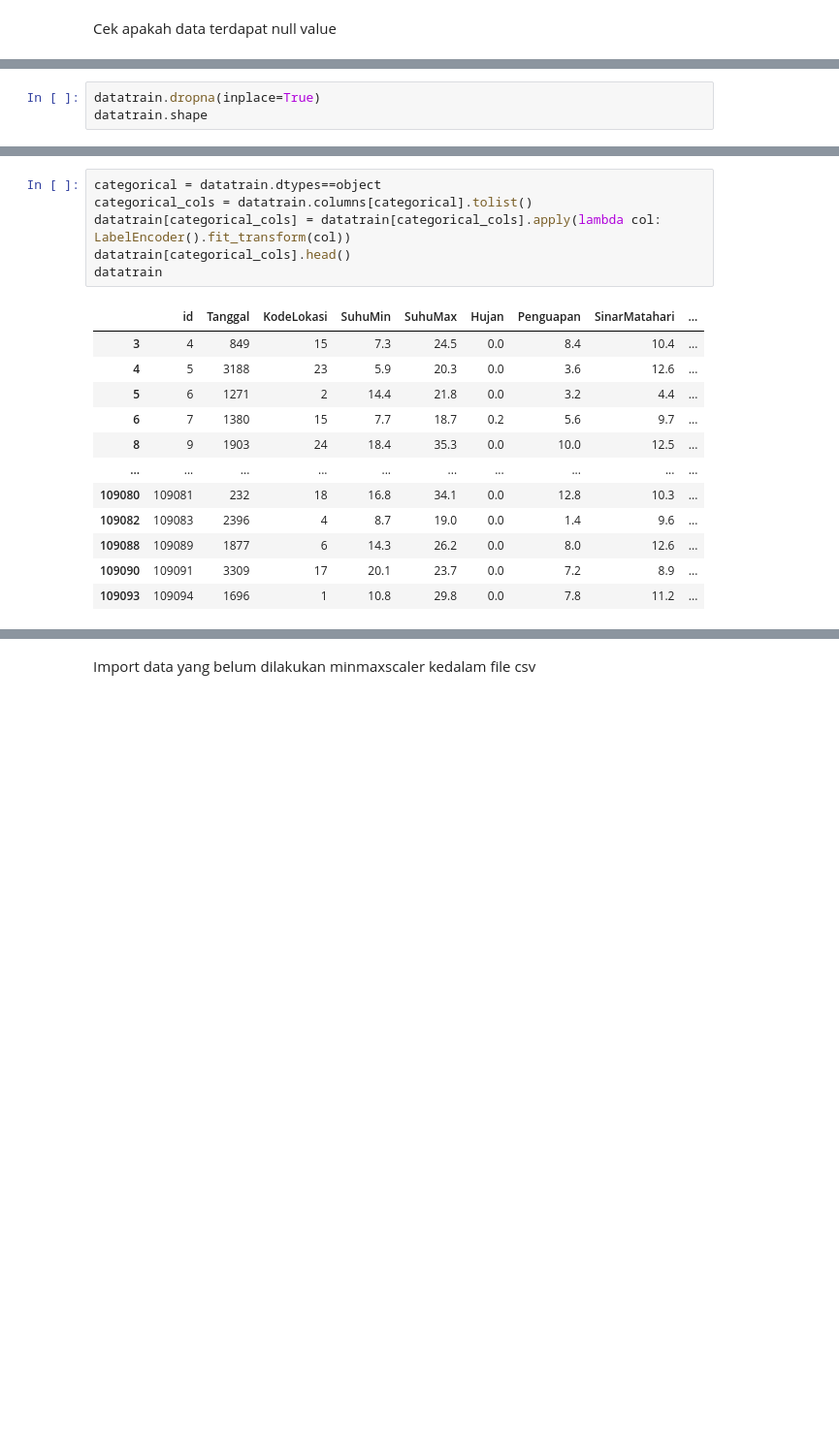
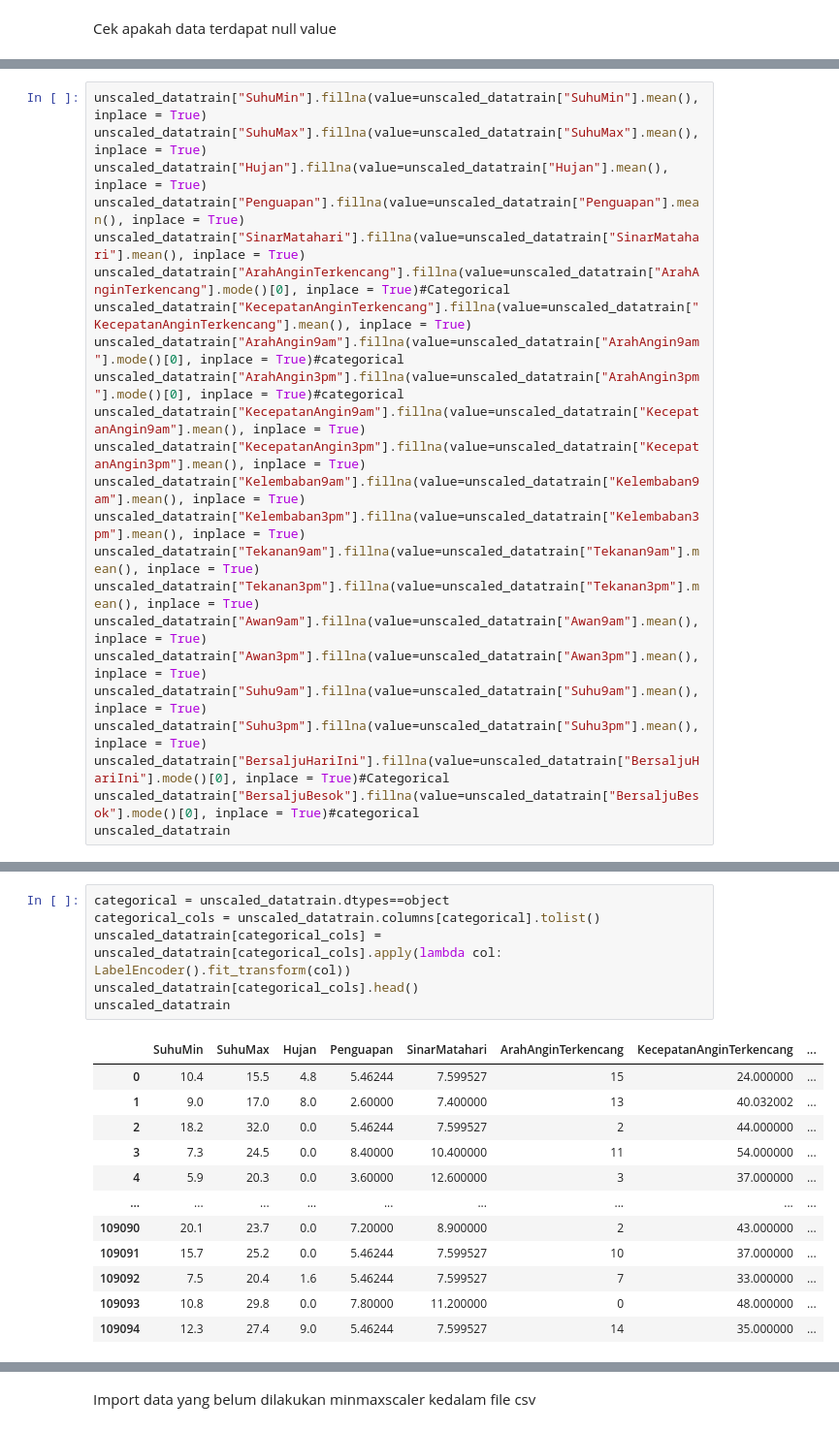
Before and after one commit to hafidhadhiet/Classification, a Jupyter notebook: Classification.ipynb, the cells around one changed output, grey strips where cells are left out. Shown at 97% size. Drawn from its saved outputs; the diff is of its cells as text; blank space fills up the shorter version.

```diff
--- a/Classification.ipynb
+++ b/Classification.ipynb
@@ -85,4 +97,24 @@ dtype: int64
 # %%
-datatrain.dropna(inplace=True)
-datatrain.shape
+unscaled_datatrain["SuhuMin"].fillna(value=unscaled_datatrain["SuhuMin"].mean(), inplace = True)
+unscaled_datatrain["SuhuMax"].fillna(value=unscaled_datatrain["SuhuMax"].mean(), inplace = True)
+unscaled_datatrain["Hujan"].fillna(value=unscaled_datatrain["Hujan"].mean(), inplace = True)
+unscaled_datatrain["Penguapan"].fillna(value=unscaled_datatrain["Penguapan"].mean(), inplace = True)
+unscaled_datatrain["SinarMatahari"].fillna(value=unscaled_datatrain["SinarMatahari"].mean(), inplace = True)
+unscaled_datatrain["ArahAnginTerkencang"].fillna(value=unscaled_datatrain["ArahAnginTerkencang"].mode()[0], inplace = True)#Categorical
+unscaled_datatrain["KecepatanAnginTerkencang"].fillna(value=unscaled_datatrain["KecepatanAnginTerkencang"].mean(), inplace = True)
+unscaled_datatrain["ArahAngin9am"].fillna(value=unscaled_datatrain["ArahAngin9am"].mode()[0], inplace = True)#categorical
+unscaled_datatrain["ArahAngin3pm"].fillna(value=unscaled_datatrain["ArahAngin3pm"].mode()[0], inplace = True)#categorical
+unscaled_datatrain["KecepatanAngin9am"].fillna(value=unscaled_datatrain["KecepatanAngin9am"].mean(), inplace = True)
+unscaled_datatrain["KecepatanAngin3pm"].fillna(value=unscaled_datatrain["KecepatanAngin3pm"].mean(), inplace = True)
+unscaled_datatrain["Kelembaban9am"].fillna(value=unscaled_datatrain["Kelembaban9am"].mean(), inplace = True)
+unscaled_datatrain["Kelembaban3pm"].fillna(value=unscaled_datatrain["Kelembaban3pm"].mean(), inplace = True)
+unscaled_datatrain["Tekanan9am"].fillna(value=unscaled_datatrain["Tekanan9am"].mean(), inplace = True)
+unscaled_datatrain["Tekanan3pm"].fillna(value=unscaled_datatrain["Tekanan3pm"].mean(), inplace = True)
+unscaled_datatrain["Awan9am"].fillna(value=unscaled_datatrain["Awan9am"].mean(), inplace = True)
+unscaled_datatrain["Awan3pm"].fillna(value=unscaled_datatrain["Awan3pm"].mean(), inplace = True)
+unscaled_datatrain["Suhu9am"].fillna(value=unscaled_datatrain["Suhu9am"].mean(), inplace = True)
+unscaled_datatrain["Suhu3pm"].fillna(value=unscaled_datatrain["Suhu3pm"].mean(), inplace = True)
+unscaled_datatrain["BersaljuHariIni"].fillna(value=unscaled_datatrain["BersaljuHariIni"].mode()[0], inplace = True)#Categorical
+unscaled_datatrain["BersaljuBesok"].fillna(value=unscaled_datatrain["BersaljuBesok"].mode()[0], inplace = True)#categorical
+unscaled_datatrain
 # %% [output]
@@ -112,19 +158,19 @@ dtype: int64
 # %%
-categorical = datatrain.dtypes==object
-categorical_cols = datatrain.columns[categorical].tolist()
-datatrain[categorical_cols] = datatrain[categorical_cols].apply(lambda col: LabelEncoder().fit_transform(col))
-datatrain[categorical_cols].head()
-datatrain
+categorical = unscaled_datatrain.dtypes==object
+categorical_cols = unscaled_datatrain.columns[categorical].tolist()
+unscaled_datatrain[categorical_cols] = unscaled_datatrain[categorical_cols].apply(lambda col: LabelEncoder().fit_transform(col))
+unscaled_datatrain[categorical_cols].head()
+unscaled_datatrain
 # %% [output]
-|  | id | Tanggal | KodeLokasi | SuhuMin | SuhuMax | Hujan | Penguapan | SinarMatahari | ... |
-| 3 | 4 | 849 | 15 | 7.3 | 24.5 | 0.0 | 8.4 | 10.4 | ... |
-| 4 | 5 | 3188 | 23 | 5.9 | 20.3 | 0.0 | 3.6 | 12.6 | ... |
-| 5 | 6 | 1271 | 2 | 14.4 | 21.8 | 0.0 | 3.2 | 4.4 | ... |
-| 6 | 7 | 1380 | 15 | 7.7 | 18.7 | 0.2 | 5.6 | 9.7 | ... |
-| 8 | 9 | 1903 | 24 | 18.4 | 35.3 | 0.0 | 10.0 | 12.5 | ... |
-| ... | ... | ... | ... | ... | ... | ... | ... | ... | ... |
-| 109080 | 109081 | 232 | 18 | 16.8 | 34.1 | 0.0 | 12.8 | 10.3 | ... |
-| 109082 | 109083 | 2396 | 4 | 8.7 | 19.0 | 0.0 | 1.4 | 9.6 | ... |
-| 109088 | 109089 | 1877 | 6 | 14.3 | 26.2 | 0.0 | 8.0 | 12.6 | ... |
-| 109090 | 109091 | 3309 | 17 | 20.1 | 23.7 | 0.0 | 7.2 | 8.9 | ... |
-| 109093 | 109094 | 1696 | 1 | 10.8 | 29.8 | 0.0 | 7.8 | 11.2 | ... |
+|  | SuhuMin | SuhuMax | Hujan | Penguapan | SinarMatahari | ArahAnginTerkencang | KecepatanAnginTerkencang | ... |
+| 0 | 10.4 | 15.5 | 4.8 | 5.46244 | 7.599527 | 15 | 24.000000 | ... |
+| 1 | 9.0 | 17.0 | 8.0 | 2.60000 | 7.400000 | 13 | 40.032002 | ... |
+| 2 | 18.2 | 32.0 | 0.0 | 5.46244 | 7.599527 | 2 | 44.000000 | ... |
+| 3 | 7.3 | 24.5 | 0.0 | 8.40000 | 10.400000 | 11 | 54.000000 | ... |
+| 4 | 5.9 | 20.3 | 0.0 | 3.60000 | 12.600000 | 3 | 37.000000 | ... |
+| ... | ... | ... | ... | ... | ... | ... | ... | ... |
+| 109090 | 20.1 | 23.7 | 0.0 | 7.20000 | 8.900000 | 2 | 43.000000 | ... |
+| 109091 | 15.7 | 25.2 | 0.0 | 5.46244 | 7.599527 | 10 | 37.000000 | ... |
+| 109092 | 7.5 | 20.4 | 1.6 | 5.46244 | 7.599527 | 7 | 33.000000 | ... |
+| 109093 | 10.8 | 29.8 | 0.0 | 7.80000 | 11.200000 | 0 | 48.000000 | ... |
+| 109094 | 12.3 | 27.4 | 9.0 | 5.46244 | 7.599527 | 14 | 35.000000 | ... |
```
Also changed, not shown: parts of 102 cells of this notebook, 4 other files.
